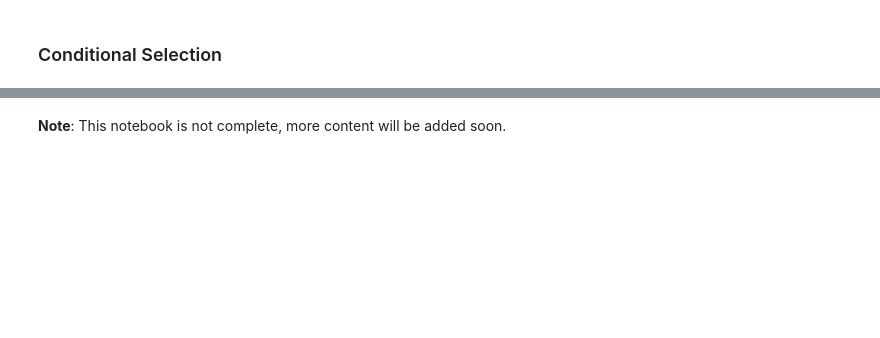
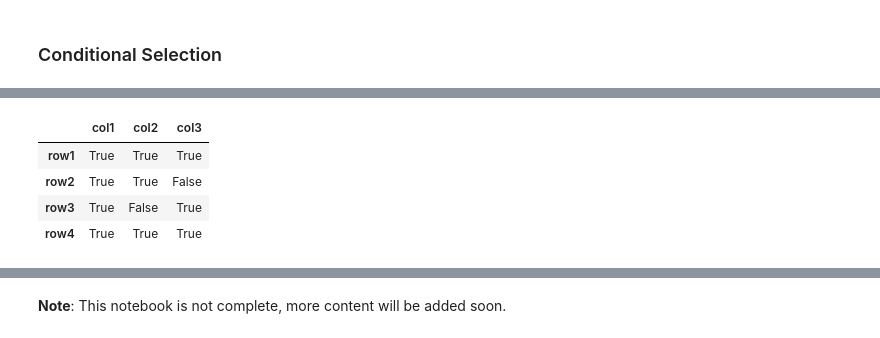
Before and after one commit to pranavj1001/LearnLanguages, a Jupyter notebook: python/DataAnalysis/pandas/Pandas.ipynb, the cells around one changed output, grey strips where cells are left out. Cells and saved outputs as stored; diff of their text form; code cells hidden in the pictures; blank space fills up the shorter version.

```diff
--- a/python/DataAnalysis/pandas/Pandas.ipynb
+++ b/python/DataAnalysis/pandas/Pandas.ipynb
@@ -316,0 +325,8 @@ dataFrame.iloc[[0,1]]
+# %%
+dataFrame > 10
+# %% [output]
+|  | col1 | col2 | col3 |
+| row1 | True | True | True |
+| row2 | True | True | False |
+| row3 | True | False | True |
+| row4 | True | True | True |
```
Also changed, not shown: parts of 29 cells of this notebook.
